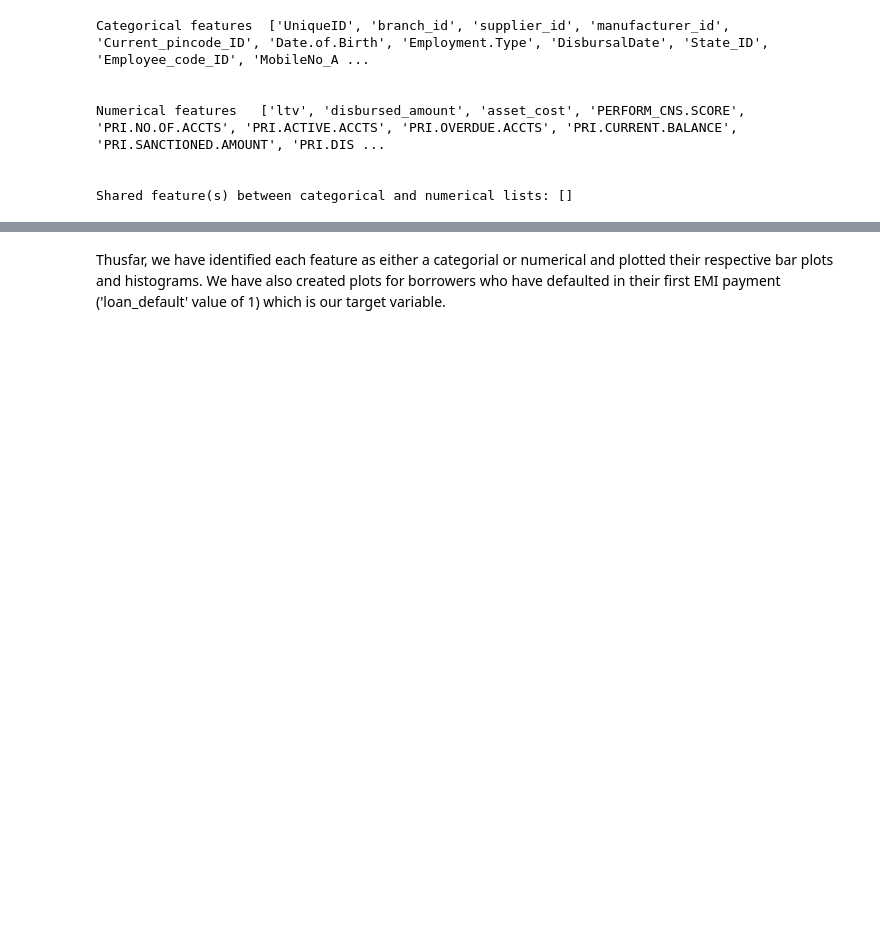
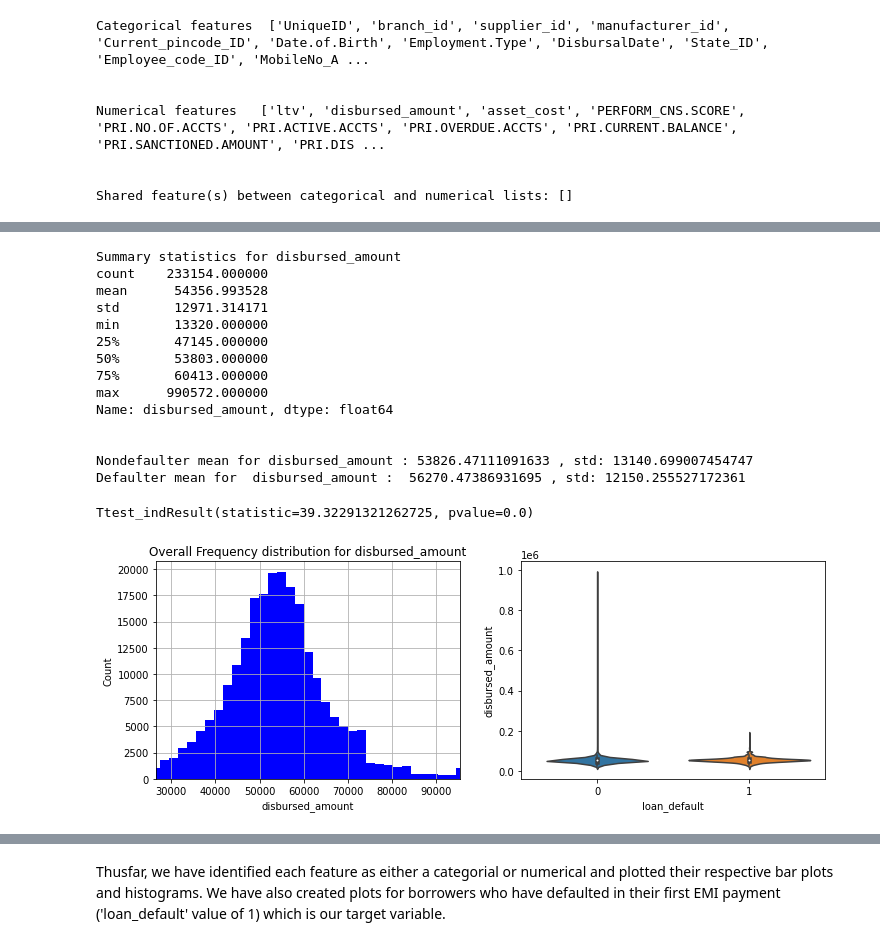
Before and after one commit to steviekwonders/Capstone-2, a Jupyter notebook: Vehicle Loan EDA/Exploratory Analysis.ipynb, the cells around one changed output, grey strips where cells are left out. Cells and saved outputs as stored; diff of their text form; code cells hidden in the pictures; blank space fills up the shorter version.

```diff
--- a/Vehicle Loan EDA/Exploratory Analysis.ipynb
+++ b/Vehicle Loan EDA/Exploratory Analysis.ipynb
@@ -679,0 +90,3 @@ plotbarplot('loan_default')
+# %%
+defaulter = df[df['loan_default']==1]
+nondefaulter = df[df['loan_default']==0]
@@ -679,0 +105,12 @@ plotbarplot('loan_default')
+# %%
+def createviolinplot(var_name):
+    # This code block will create a violin plot for continuous variables. It will make two violin plots for defaulters
+    # and non-defaulters ('loan_default' value of 1 and 0 respectively). It will also return the t-test statistic in
+    # difference of means to verify if the two samples have the same average.
+    plt.subplot(1,2,2)
+    sns.violinplot(x = 'loan_default', y=var_name, data= df)
+    defaulter = df[df['loan_default']==1][var_name]
+    nondefaulter = df[df['loan_default']==0][var_name]
+    print('Nondefaulter mean for', var_name, ':' ,nondefaulter.mean(), ', std:', nondefaulter.std())
+    print('Defaulter mean for ', var_name, ': ', defaulter.mean(), ', std:', defaulter.std())
+    return scipy.stats.ttest_ind(defaulter, nondefaulter, equal_var = False)
@@ -679,0 +149,21 @@ plotbarplot('loan_default')
+# %%
+# Histogram for disbursed amount of loan
+print(plothistogram('disbursed_amount', int(np.sqrt(len(df)))) ); print('\n')
+createviolinplot('disbursed_amount')
+# %% [output]
+Summary statistics for disbursed_amount
+count    233154.000000
+mean      54356.993528
+std       12971.314171
+min       13320.000000
+25%       47145.000000
+50%       53803.000000
+75%       60413.000000
+max      990572.000000
+Name: disbursed_amount, dtype: float64
+
+
+Nondefaulter mean for disbursed_amount : 53826.47111091633 , std: 13140.699007454747
+Defaulter mean for  disbursed_amount :  56270.47386931695 , std: 12150.255527172361
+Ttest_indResult(statistic=39.32291321262725, pvalue=0.0)
+[figure, added]
```
Also changed, not shown: parts of 77 cells of this notebook.
